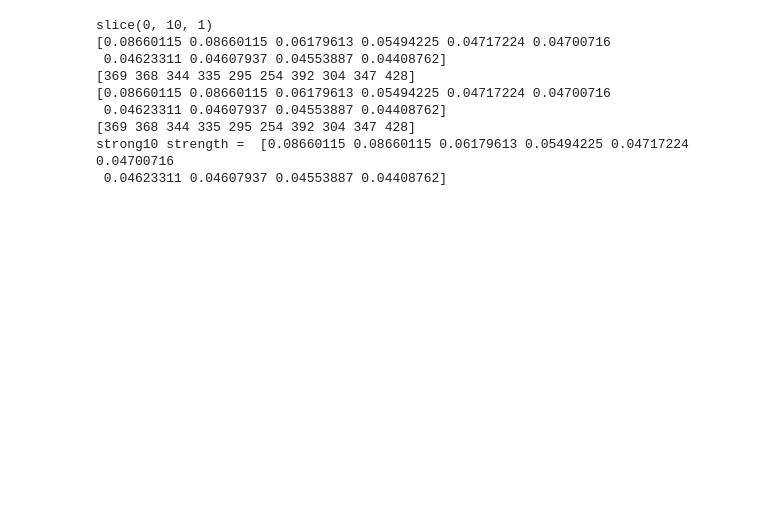
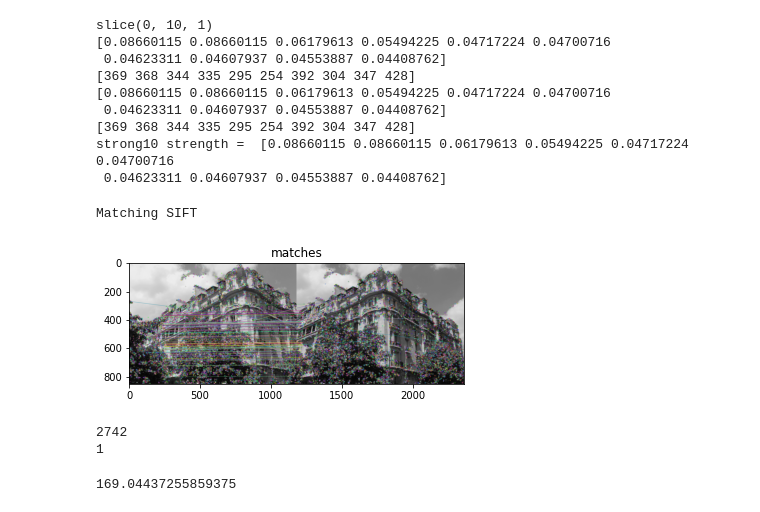
Before and after one commit to petercorke/machinevision-toolbox-python, a Jupyter notebook: machinevisiontoolbox/examples/sift.ipynb, the cells around one changed output. Cells and saved outputs as stored; diff of their text form; code cells hidden in the pictures; blank space fills up the shorter version.

Commit message:
adjusted docstring to compile without errors, fixed minor bug in color.py, removed extra .eps files, added sift matching example to sift.ipynb

```diff
--- a/machinevisiontoolbox/examples/sift.ipynb
+++ b/machinevisiontoolbox/examples/sift.ipynb
@@ -56,3 +56,48 @@ slice(0, 10, 1)
 [369 368 344 335 295 254 392 304 347 428]
 strong10 strength =  [0.08660115 0.08660115 0.06179613 0.05494225 0.04717224 0.04700716
  0.04623311 0.04607937 0.04553887 0.04408762]
+# %%
+print('Matching SIFT')
+
+# read in images
+im0 = mvt.iread('../images/building2-1.png')
+im1 = mvt.iread('../images/building2-2.png')
+
+# ensure grayscale
+im0 = mvt.mono(im0)
+im1 = mvt.mono(im1)
+
+# call sift for each image (TODO combine im0 and im1 into sequence, sift.py cannot yet accept image sequences, but it is a straightforward update)
+s0 = mvt.Sift(im0)
+s1 = mvt.Sift(im1)
+
+# draw sift keypoints for both images
+d0 = s0.drawSiftKeypoints(im0)
+#mvt.idisp(d0, title='d0')
+
+d1 = s1.drawSiftKeypoints(im1)
+# mvt.idisp(d1, title='d1')
+
+# plot matches
+m = s0.match(s0.descriptor, s1.descriptor)
+dm = s0.drawSiftMatches(im0, s0, im1, s1, m[0:100])
+mvt.idisp(dm, title='matches')
+
+# access matches
+# matches[i][a].distance
+# matches[i][a].imgIdx - which image it refers to
+# matches[i][a].queryIdx - which feature it is looking at I assume
+# matches[i][a].trainIdx?
+print(len(m))
+print(len(m[0]))
+isiftmatch = 10
+i = 0 # not sure if this would change if we had an image sequence, or if this is simply here so we have a list within list structure for the DMatch object from OpenCV
+m[isiftmatch][i].distance
+m[isiftmatch][i].imgIdx
+m[isiftmatch][i].distance
+# %% [output]
+Matching SIFT
+[figure, added]
+2742
+1
+169.04437255859375
```
Also changed, not shown: parts of 1 cell of this notebook, 10 other files.
